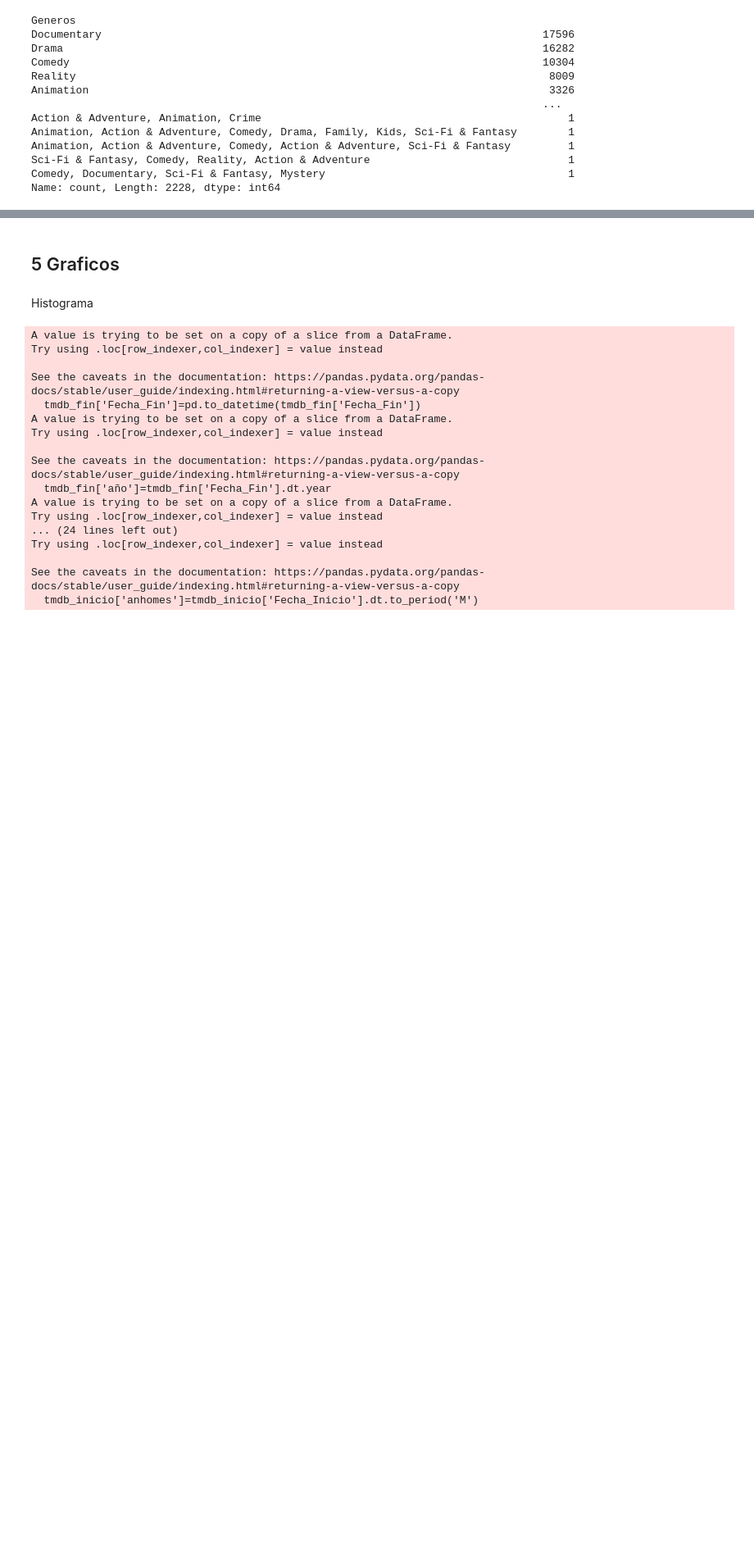
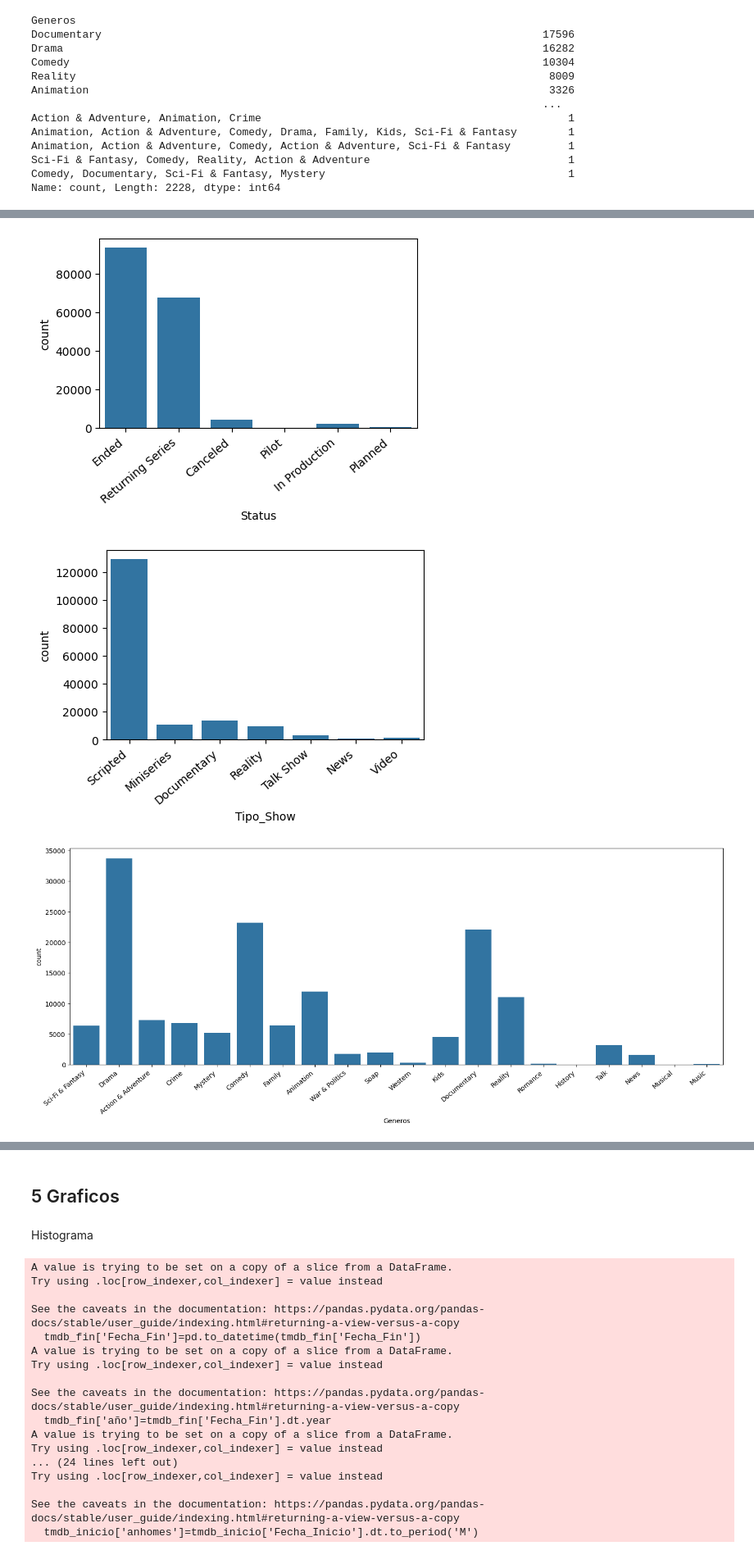
Before and after one commit to PedroJofreEsc/Data-science-Comision-61155, a Jupyter notebook: notebook/ProyectoDS_ParteI_jofre.ipynb, the cells around one changed output, grey strips where cells are left out. Shown: that part at 82% size. Cells and saved outputs as stored; diff of their text form; code cells hidden in the pictures; blank space fills up the shorter version.

Commit message:
countplot

```diff
--- a/notebook/ProyectoDS_ParteI_jofre.ipynb
+++ b/notebook/ProyectoDS_ParteI_jofre.ipynb
@@ -322,4 +321,5 @@ Como se puede observar cada programa puede tener mas de una categoria por lo que
 # %%
 all_genres =tmdb["Generos"].str.split(',').explode().str.strip()
-all_genres.value_counts()
+all_genres=all_genres.to_frame().reset_index(drop=True)
+all_genres["Generos"]
 # %% [output]
@@ -343,2 +338,20 @@ Name: count, dtype: int64
+# %%
+
+plt.figure(figsize=(5, 3))
+ax=sns.countplot(data=tmdb,x="Status")
+ax.set_xticklabels(ax.get_xticklabels(), rotation=40, ha="right")
+plt.show()
+plt.figure(figsize=(5, 3))
+ax=sns.countplot(data=tmdb,x="Tipo_Show")
+ax.set_xticklabels(ax.get_xticklabels(), rotation=40, ha="right")
+plt.show()
+plt.figure(figsize=(18, 6))
+ax=sns.countplot(data=all_genres,x="Generos")
+ax.set_xticklabels(ax.get_xticklabels(), rotation=40, ha="right")
+plt.show()
+# %% [output]
+[figure, added]
+[figure, added]
+[figure, added]
 # %% [markdown]
 Se puede observar una gran diferencia en la proporcion de los generos de lo cual se puede analisar lo siguiente:
```
Also changed, not shown: parts of 9 cells of this notebook.
